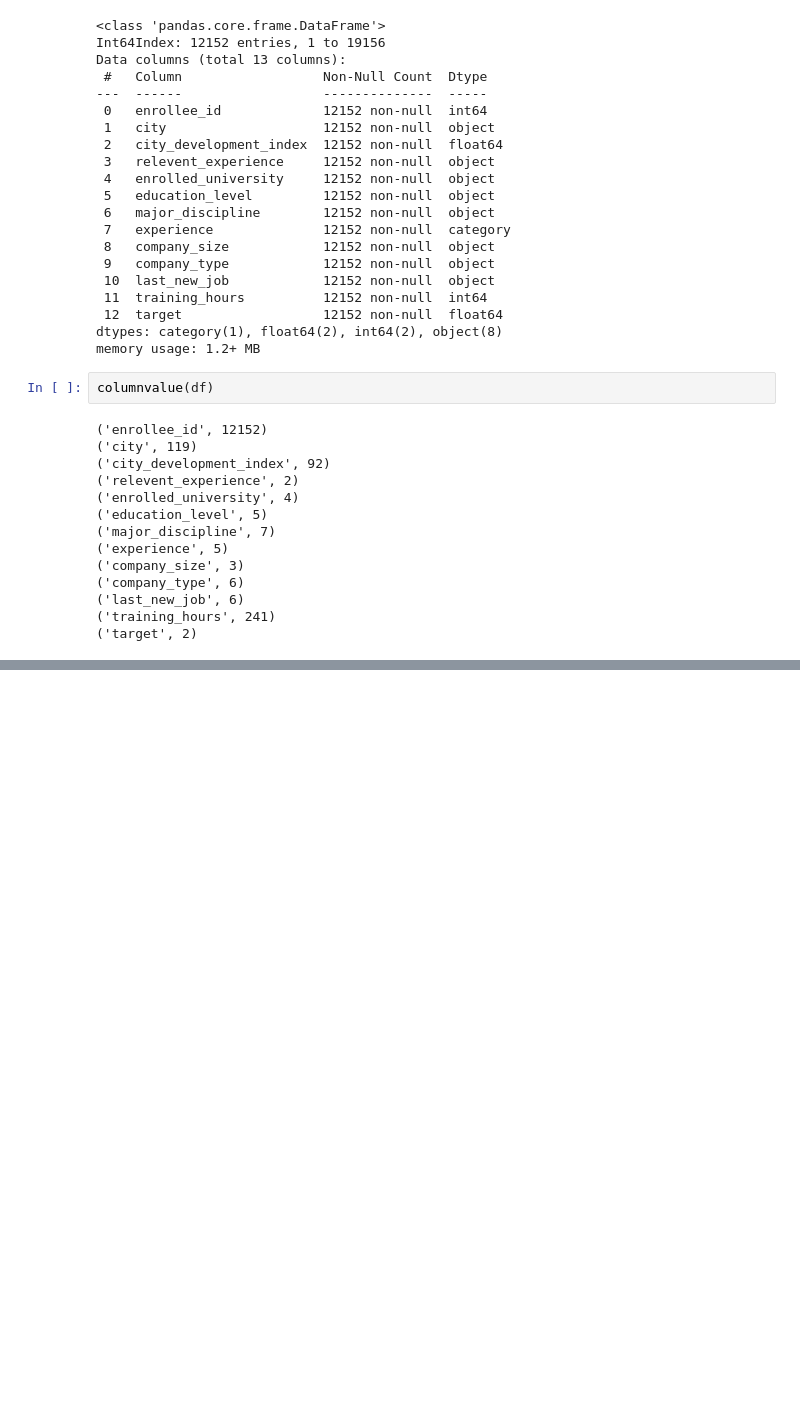
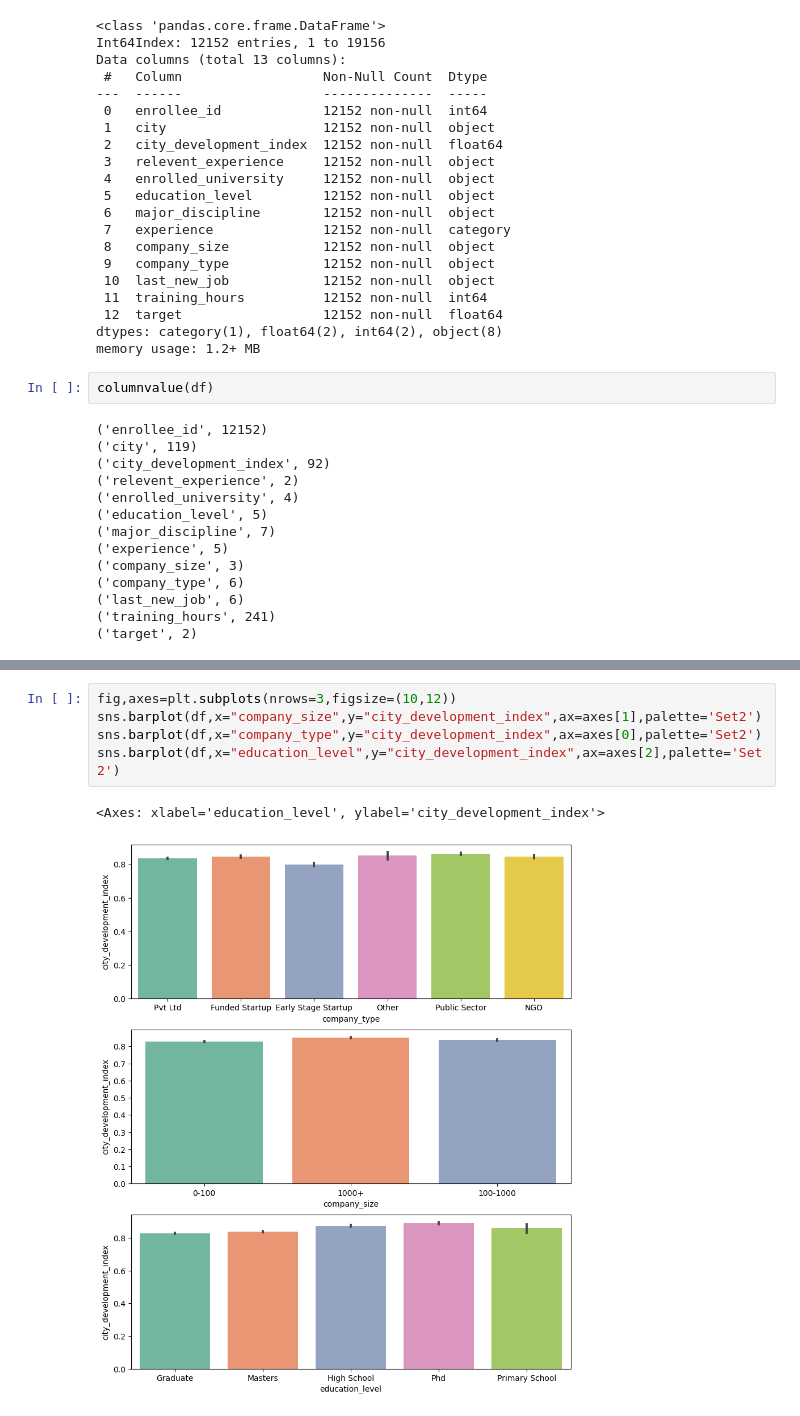
Before and after one commit to NevzatTaha/Hr_Analytic-Data-Cleaning-and-Prediction, a Jupyter notebook: HRAnalytic.ipynb, the cells around one changed output, grey strips where cells are left out. Cells and saved outputs as stored; diff of their text form; blank space fills up the shorter version.

```diff
--- a/HRAnalytic.ipynb
+++ b/HRAnalytic.ipynb
@@ -714,0 +732,8 @@ columnvalue(df)
+# %%
+fig,axes=plt.subplots(nrows=3,figsize=(10,12))
+sns.barplot(df,x="company_size",y="city_development_index",ax=axes[1],palette='Set2')
+sns.barplot(df,x="company_type",y="city_development_index",ax=axes[0],palette='Set2')
+sns.barplot(df,x="education_level",y="city_development_index",ax=axes[2],palette='Set2')
+# %% [output]
+<Axes: xlabel='education_level', ylabel='city_development_index'>
+[figure, added]
```
Also changed, not shown: parts of 10 cells of this notebook.
